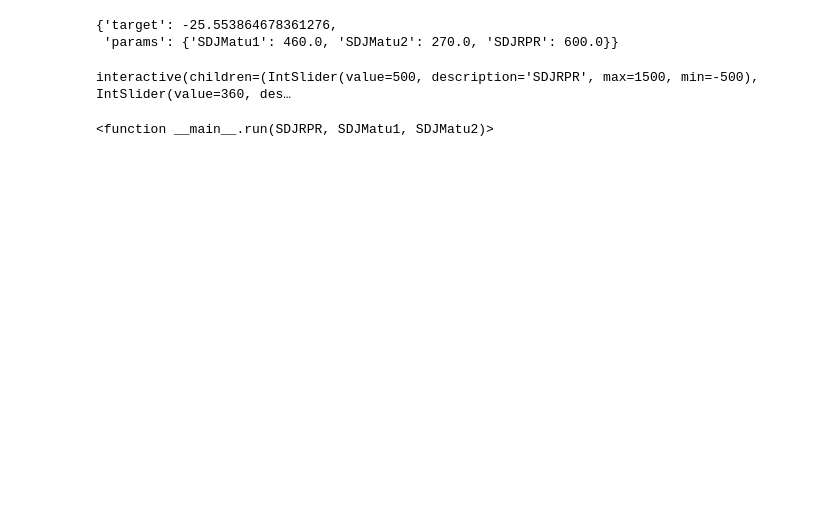
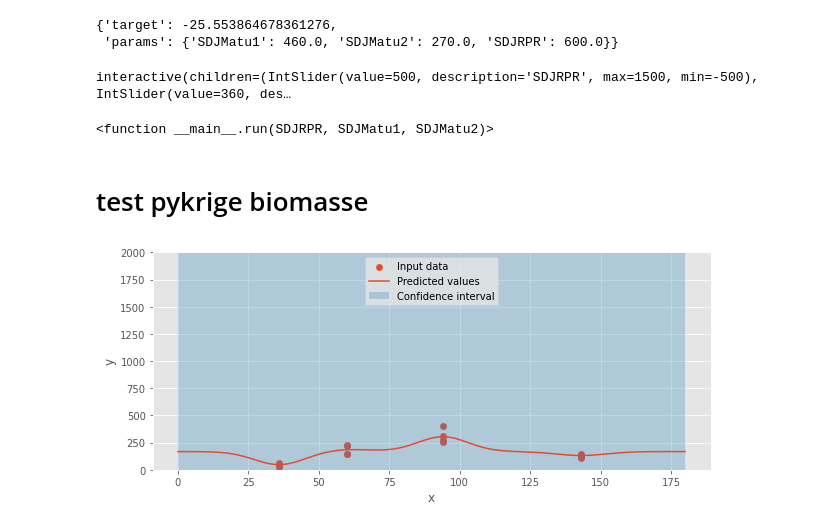
Before and after one commit to SARRA-cropmodels/SARRA-Py, a Jupyter notebook: notebooks/sorgho_mali_calibration/SARRA-Py_pointsim.ipynb, the cells around one changed output. Cells and saved outputs as stored; diff of their text form; code cells hidden in the pictures; blank space fills up the shorter version.

```diff
--- a/notebooks/sorgho_mali_calibration/SARRA-Py_pointsim.ipynb
+++ b/notebooks/sorgho_mali_calibration/SARRA-Py_pointsim.ipynb
@@ -521,3 +506,51 @@ interact(run, SDJRPR=500, SDJMatu1=360, SDJMatu2=170)
 # %% [output]
 interactive(children=(IntSlider(value=500, description='SDJRPR', max=1500, min=-500), IntSlider(value=360, des…
 <function __main__.run(SDJRPR, SDJMatu1, SDJMatu2)>
+# %% [markdown]
+# test pykrige biomasse
+# %%
+import matplotlib.pyplot as plt
+import numpy as np
+
+from pykrige import OrdinaryKriging
+
+plt.style.use("ggplot")
+
+# fmt: off
+# Data taken from
+# https://blog.dominodatalab.com/fitting-gaussian-process-models-python/
+X, y = np.array(observations_full.loc[(observations_full["NOMVAR"]=="TdC") & (observations_full["SEM"]==1), ["DAS","biomasseFeuilles"]]).T
+# fmt: on
+
+
+X_pred = np.linspace(0, 180, 180)
+
+# pykrige doesn't support 1D data for now, only 2D or 3D
+# adapting the 1D input to 2D
+uk = OrdinaryKriging(X, np.zeros(X.shape), y, variogram_model="gaussian")
+
+y_pred, y_std = uk.execute("grid", X_pred, np.array([0.0]))
+
+y_pred = np.squeeze(y_pred)
+y_std = np.squeeze(y_std)
+
+fig, ax = plt.subplots(1, 1, figsize=(10, 4))
+ax.scatter(X, y, s=40, label="Input data")
+
+
+ax.plot(X_pred, y_pred, label="Predicted values")
+ax.fill_between(
+    X_pred,
+    y_pred - 3 * y_std,
+    y_pred + 3 * y_std,
+    alpha=0.3,
+    label="Confidence interval",
+)
+ax.legend(loc=9)
+ax.set_xlabel("x")
+ax.set_ylabel("y")
+#ax.set_xlim(-6, 6)
+ax.set_ylim(0, 2000)
+plt.show()
+# %% [output]
+[figure, added]
```
Also changed, not shown: parts of 8 cells of this notebook.
